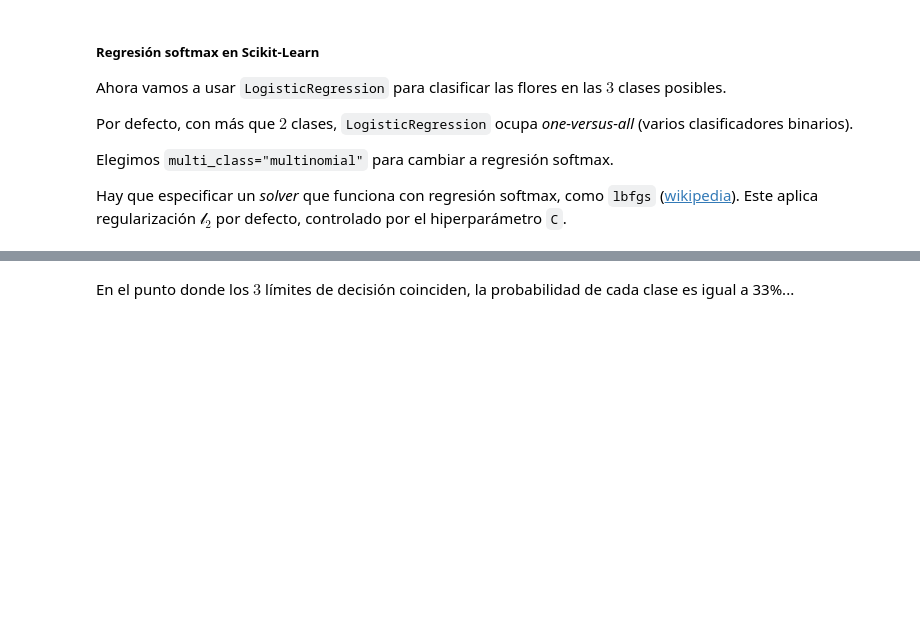
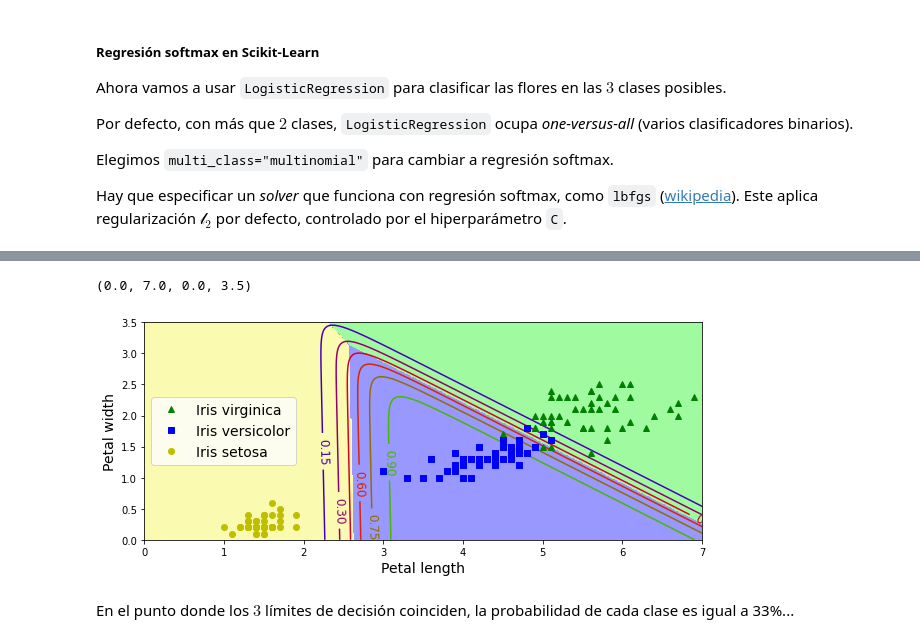
Before and after one commit to graemecan/machine_learning, a Jupyter notebook: 04_entrenamiento_de_modelos_lineales.ipynb, the cells around one changed output, grey strips where cells are left out. Cells and saved outputs as stored; diff of their text form; code cells hidden in the pictures; blank space fills up the shorter version.

```diff
--- a/04_entrenamiento_de_modelos_lineales.ipynb
+++ b/04_entrenamiento_de_modelos_lineales.ipynb
@@ -933,33 +995,34 @@ softmax_reg.predict_proba([[5, 2]])
 # %%
 x0, x1 = np.meshgrid(
         np.linspace(0, 8, 500).reshape(-1, 1),
         np.linspace(0, 3.5, 200).reshape(-1, 1),
     )
 X_new = np.c_[x0.ravel(), x1.ravel()]
 
 
 y_proba = softmax_reg.predict_proba(X_new)
 y_predict = softmax_reg.predict(X_new)
 
 zz1 = y_proba[:, 1].reshape(x0.shape)
 zz = y_predict.reshape(x0.shape)
 
 plt.figure(figsize=(10, 4))
 plt.plot(X[y==2, 0], X[y==2, 1], "g^", label="Iris virginica")
 plt.plot(X[y==1, 0], X[y==1, 1], "bs", label="Iris versicolor")
 plt.plot(X[y==0, 0], X[y==0, 1], "yo", label="Iris setosa")
 
 from matplotlib.colors import ListedColormap
 custom_cmap = ListedColormap(['#fafab0','#9898ff','#a0faa0'])
 
 plt.contourf(x0, x1, zz, cmap=custom_cmap)
 contour = plt.contour(x0, x1, zz1, cmap=plt.cm.brg)
 plt.clabel(contour, inline=1, fontsize=12)
 plt.xlabel("Petal length", fontsize=14)
 plt.ylabel("Petal width", fontsize=14)
 plt.legend(loc="center left", fontsize=14)
 plt.axis([0, 7, 0, 3.5])
-save_fig("softmax_regression_contour_plot")
-plt.show()
+# %% [output]
+(0.0, 7.0, 0.0, 3.5)
+[figure, added]
 # %% [markdown]
 En el punto donde los $3$ límites de decisión coinciden, la probabilidad de cada clase es igual a 33%...
```
Also changed, not shown: parts of 32 cells of this notebook.
